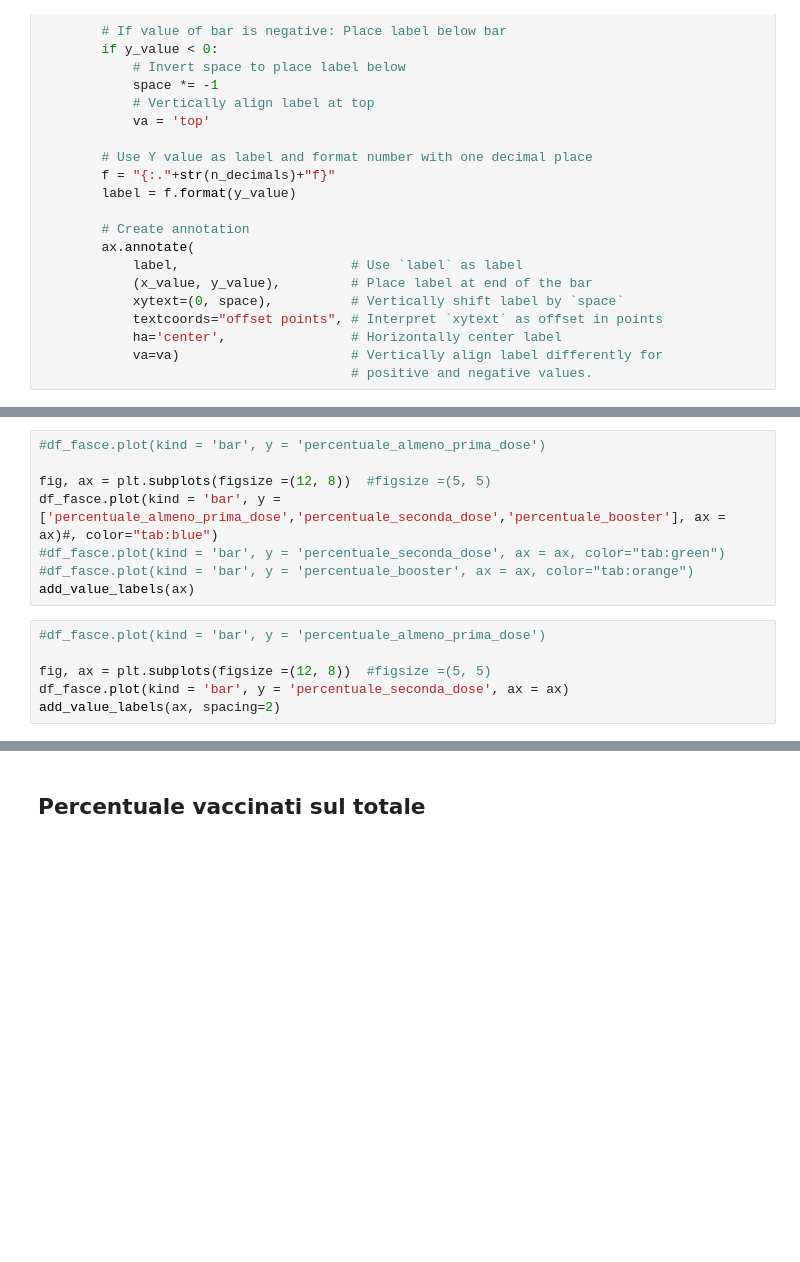
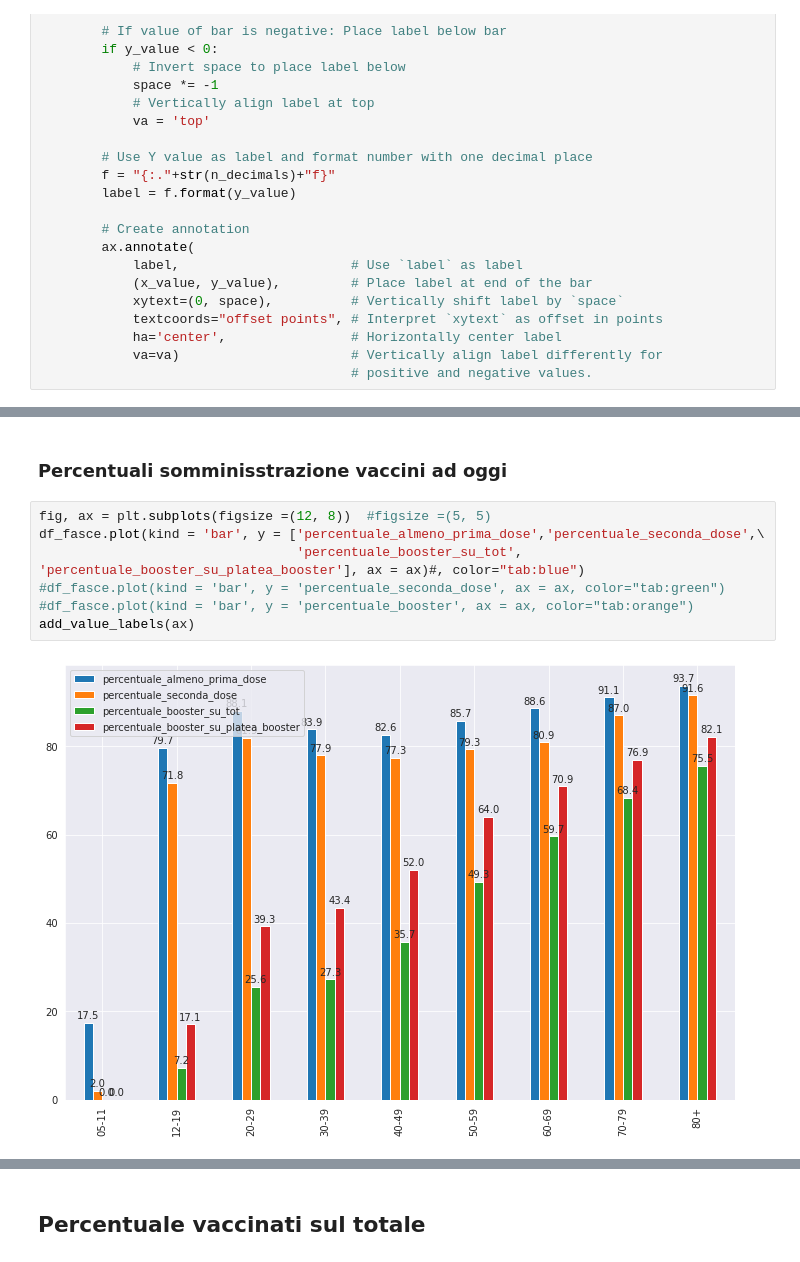
Before and after one commit to gitary/analisi_dati_COVID, a Jupyter notebook: somministrazione_vaccini.ipynb, the cells around one changed output, grey strips where cells are left out. Drawn from its saved outputs; the diff is of its cells as text; blank space fills up the shorter version.

```diff
--- a/somministrazione_vaccini.ipynb
+++ b/somministrazione_vaccini.ipynb
@@ -354,17 +797,14 @@ add_value_labels(ax)
+# %% [markdown]
+### Percentuali somminisstrazione vaccini ad oggi
 # %%
-#df_fasce.plot(kind = 'bar', y = 'percentuale_almeno_prima_dose')
-
 fig, ax = plt.subplots(figsize =(12, 8))  #figsize =(5, 5)
-df_fasce.plot(kind = 'bar', y = ['percentuale_almeno_prima_dose','percentuale_seconda_dose','percentuale_booster'], ax = ax)#, color="tab:blue")
+df_fasce.plot(kind = 'bar', y = ['percentuale_almeno_prima_dose','percentuale_seconda_dose',\
+                                 'percentuale_booster_su_tot', 'percentuale_booster_su_platea_booster'], ax = ax)#, color="tab:blue")
 #df_fasce.plot(kind = 'bar', y = 'percentuale_seconda_dose', ax = ax, color="tab:green")
 #df_fasce.plot(kind = 'bar', y = 'percentuale_booster', ax = ax, color="tab:orange")
 add_value_labels(ax)
+# %% [output]
+[figure, added]
-# %%
-#df_fasce.plot(kind = 'bar', y = 'percentuale_almeno_prima_dose')
-
-fig, ax = plt.subplots(figsize =(12, 8))  #figsize =(5, 5)
-df_fasce.plot(kind = 'bar', y = 'percentuale_seconda_dose', ax = ax)
-add_value_labels(ax, spacing=2)
 # %%
 fig, ax = plt.subplots(figsize =(12, 8))
 df_fasce.plot(kind = 'bar', y = 'totale_popolazione', ax = ax, color = "tab:grey")
```
Also changed, not shown: parts of 93 cells of this notebook.
